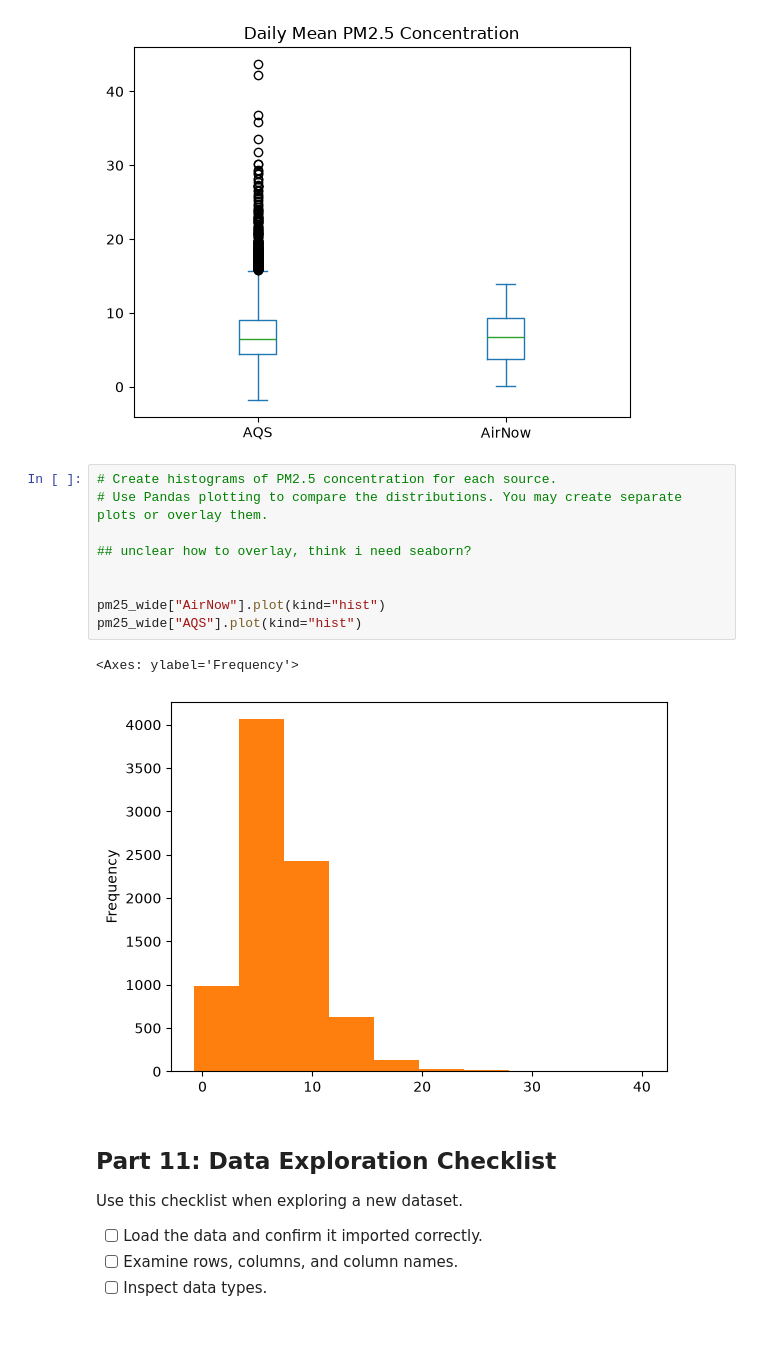
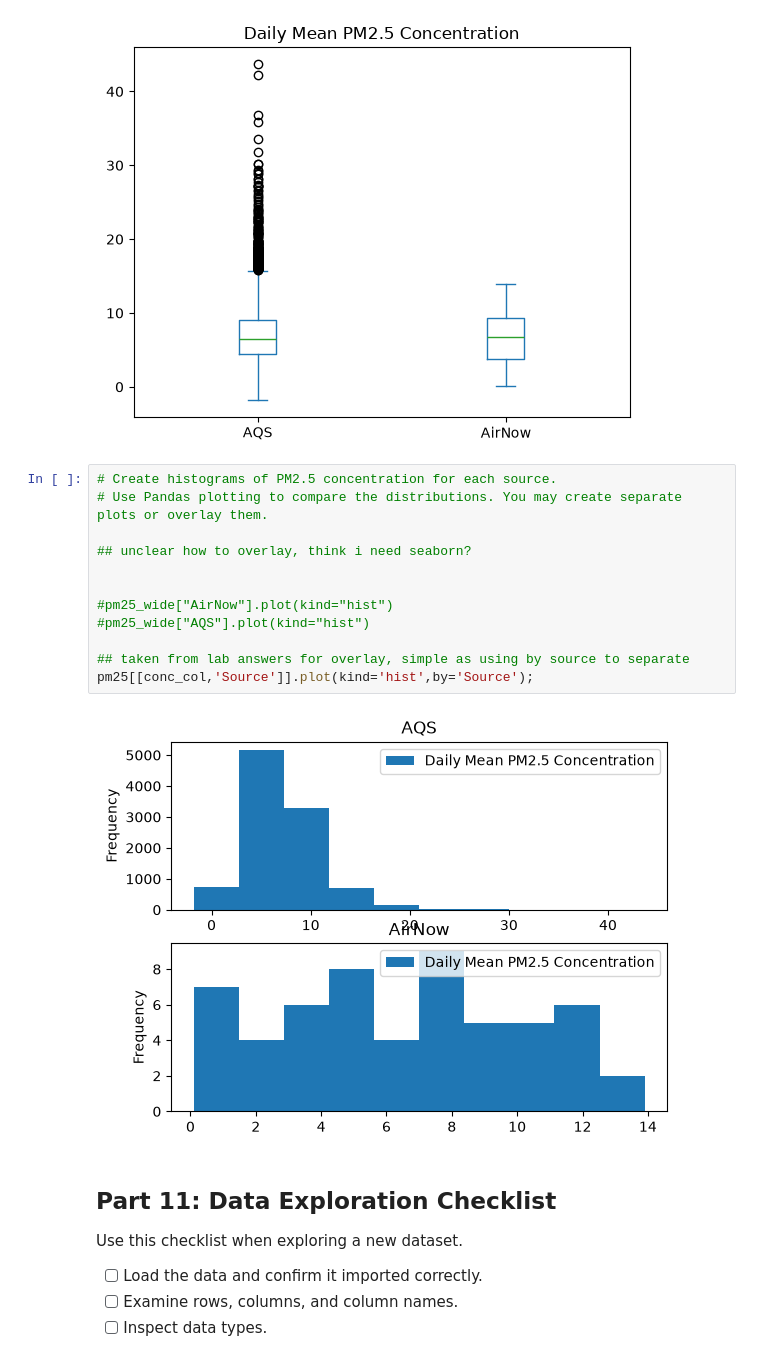
Before and after one commit to mbunker11/ENVR700, a Jupyter notebook: Lessons/M3-L-data-exploration-3-lab.ipynb, the cells around one changed output. Drawn from its saved outputs; the diff is of its cells as text; blank space fills up the shorter version.

```diff
--- a/Lessons/M3-L-data-exploration-3-lab.ipynb
+++ b/Lessons/M3-L-data-exploration-3-lab.ipynb
@@ -497,15 +497,17 @@ dtype: object
 # %%
 # Create histograms of PM2.5 concentration for each source.
 # Use Pandas plotting to compare the distributions. You may create separate plots or overlay them.
 
 ## unclear how to overlay, think i need seaborn?
 
 
-pm25_wide["AirNow"].plot(kind="hist")
-pm25_wide["AQS"].plot(kind="hist")
+#pm25_wide["AirNow"].plot(kind="hist")
+#pm25_wide["AQS"].plot(kind="hist")
+
+## taken from lab answers for overlay, simple as using by source to separate
+pm25[[conc_col,'Source']].plot(kind='hist',by='Source');
 # %% [output]
-<Axes: ylabel='Frequency'>
-[figure, old version]
+[figure, new version]
 # %% [markdown]
 ## Part 11: Data Exploration Checklist
 
```
